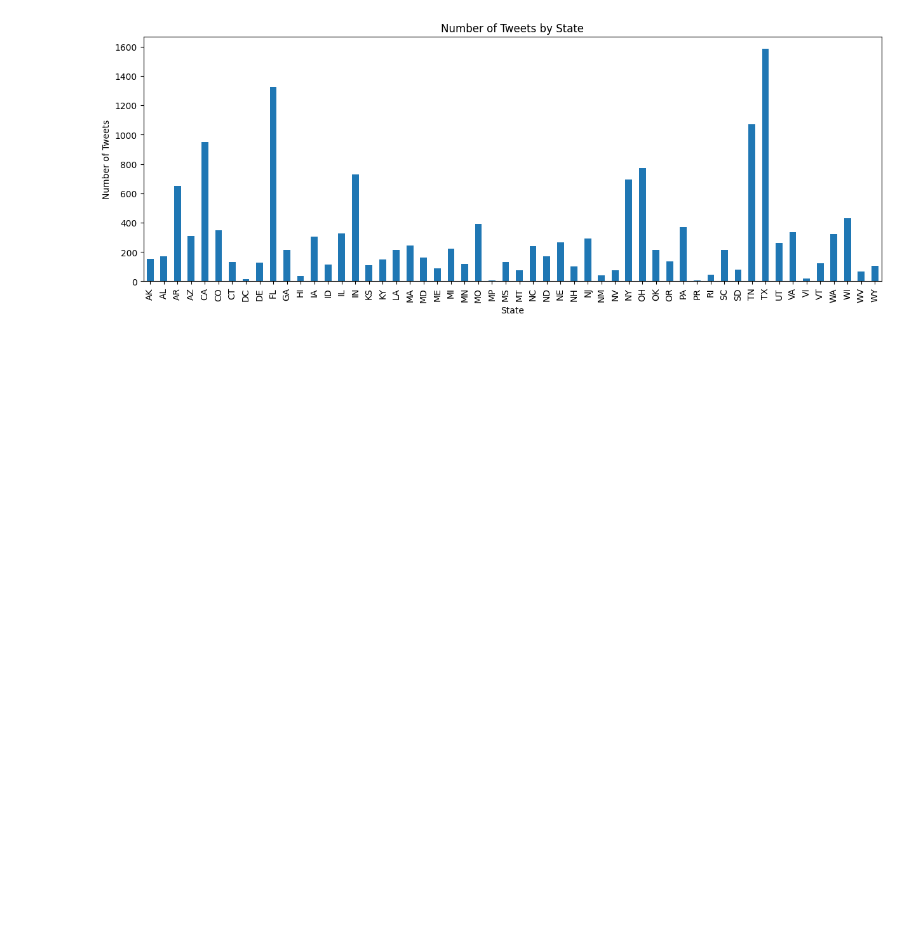
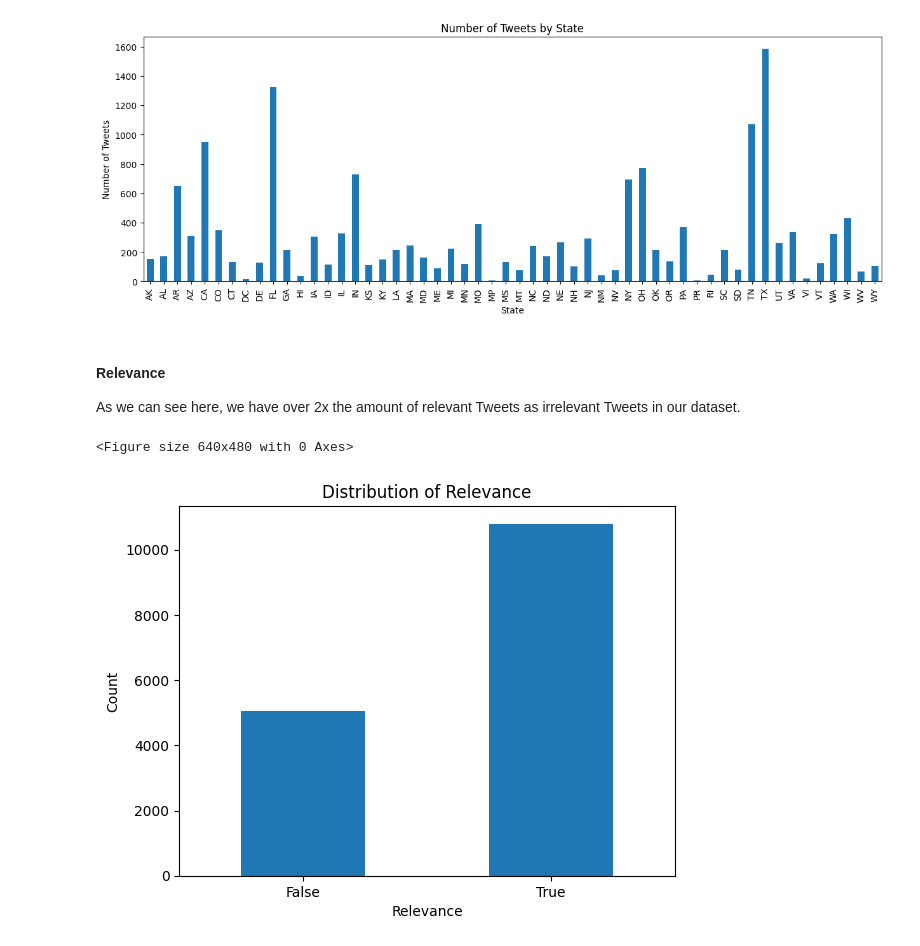
Before and after one commit to gprasad125/dsc180b, a Jupyter notebook: notebooks/EDA_Final.ipynb, the cells around one changed output. Drawn from its saved outputs; the diff is of its cells as text; code cells hidden in the pictures; blank space fills up the shorter version.

```diff
--- a/notebooks/EDA_Final.ipynb
+++ b/notebooks/EDA_Final.ipynb
@@ -20,6 +18,8 @@ One of the most significant detractors for our Quarter 1 reports was the signifi
 # %%
 path = '../data/raw/SentimentLabeled_10112022.csv'
 df = load_full_data(path)
+df_relevance = load_df_relevance(df)
+df_sentiment = load_df_sentiment(df)
 # %% [markdown]
 #### Political Parties
 
@@ -42,3 +42,13 @@ plot.show()
 # %% [output]
 <Figure size 640x480 with 0 Axes>
 [figure]
+# %% [markdown]
+#### Relevance
+
+As we can see here, we have over 2x the amount of relevant Tweets as irrelevant Tweets in our dataset.
+# %%
+plot, axis = visualize('relevance', df_relevance)
+plot.show()
+# %% [output]
+<Figure size 640x480 with 0 Axes>
+[figure, added]
```
Also changed, not shown: parts of 3 cells of this notebook, 2 other files.
